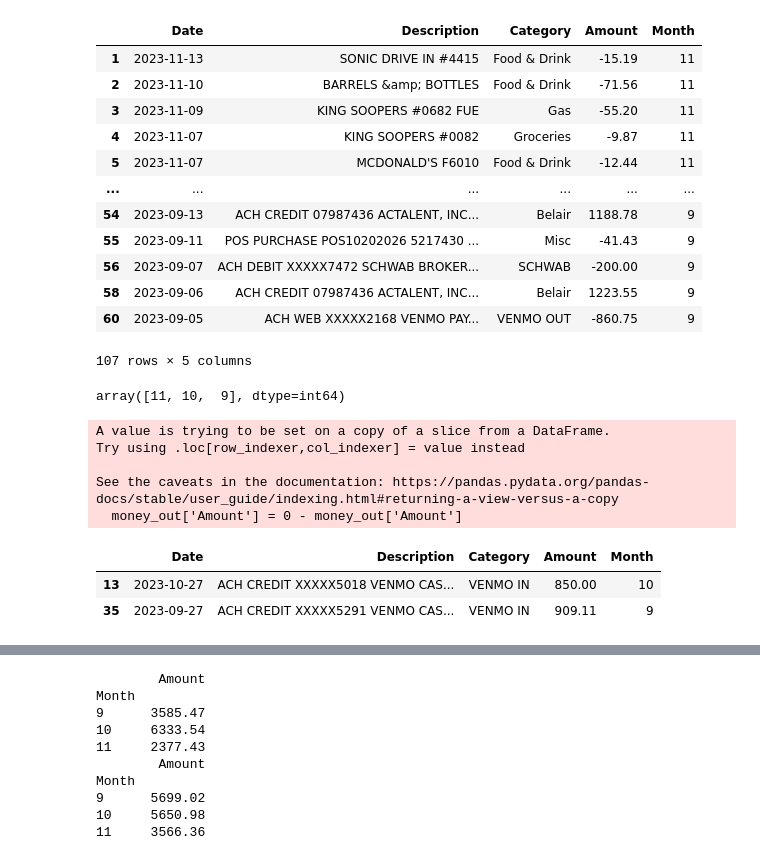
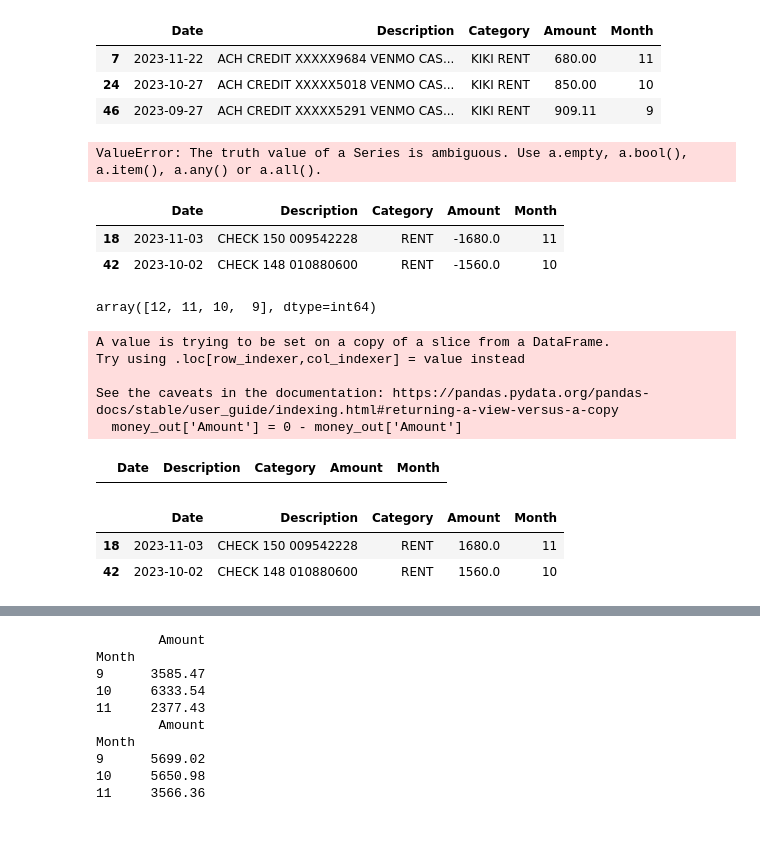
Before and after one commit to willdavis111/Budget_DA, a Jupyter notebook: Budget_app.ipynb, the cells around one changed output, grey strips where cells are left out. Saved outputs shown, nothing was run; the diff lists cells and outputs as text; code cells hidden in the pictures; blank space fills up the shorter version.

```diff
--- a/Budget_app.ipynb
+++ b/Budget_app.ipynb
@@ -36,10 +52,10 @@ pnc_full['Amount'] = pnc_full.apply(amount_fill, axis=1)
 # add catacories to pnc data frame
 df = pnc_full['Description']
 df2 = pnc_full['Amount']
-cat_condition = [(df.str.contains('VENMO')) & (df2 > 0), (df.str.contains('VENMO')) & (df2 < 0), (df.str.contains('SPOTIFY') | df.str.contains('APPLE')),
+cat_condition = [(df.str.contains('VENMO')) & (df2 > 0) & (df2 < 600),(df.str.contains('VENMO'))& (df2 > 0) & (df2 > 600), (df.str.contains('VENMO')) & (df2 < 0), (df.str.contains('SPOTIFY') | df.str.contains('APPLE')),
                  (df.str.contains('ACTALENT')), (df.str.contains('CHECK'))
                 , (df.str.contains('SCHWAB BROK'))]
-cat_value = ['VENMO IN','VENMO OUT', 'SUBSCRIP', 'Belair', 'RENT', 'SCHWAB']
+cat_value = ['VENMO IN','KIKI RENT','VENMO OUT', 'SUBSCRIP', 'Belair', 'RENT', 'SCHWAB']
 pnc_full['Category'] = np.select(cat_condition, cat_value)
 # make a misc catagory of remaining
 pnc_full.loc[pnc_full['Category'] == '0', 'Category'] = 'Misc'
@@ -67,18 +83,9 @@ full_df = full_df[full_df['Date'] >= '2023-09-01']
 # add month column
 full_df['Month'] = pd.DatetimeIndex(full_df['Date']).month
 # %%
-full_df
+full_df[full_df['Category'] == 'KIKI RENT']
 # %% [output]
 |  | Date | Description | Category | Amount | Month |
-| 1 | 2023-11-13 | SONIC DRIVE IN #4415 | Food & Drink | -15.19 | 11 |
-| 2 | 2023-11-10 | BARRELS &amp; BOTTLES | Food & Drink | -71.56 | 11 |
-| 3 | 2023-11-09 | KING SOOPERS #0682 FUE | Gas | -55.20 | 11 |
-| 4 | 2023-11-07 | KING SOOPERS #0082 | Groceries | -9.87 | 11 |
-| 5 | 2023-11-07 | MCDONALD'S F6010 | Food & Drink | -12.44 | 11 |
-| ... | ... | ... | ... | ... | ... |
-| 54 | 2023-09-13 | ACH CREDIT 07987436 ACTALENT, INC... | Belair | 1188.78 | 9 |
-| 55 | 2023-09-11 | POS PURCHASE POS10202026 5217430 ... | Misc | -41.43 | 9 |
-| 56 | 2023-09-07 | ACH DEBIT XXXXX7472 SCHWAB BROKER... | SCHWAB | -200.00 | 9 |
-| 58 | 2023-09-06 | ACH CREDIT 07987436 ACTALENT, INC... | Belair | 1223.55 | 9 |
-| 60 | 2023-09-05 | ACH WEB XXXXX2168 VENMO PAY... | VENMO OUT | -860.75 | 9 |
+| 7 | 2023-11-22 | ACH CREDIT XXXXX9684 VENMO CAS... | KIKI RENT | 680.00 | 11 |
+| 24 | 2023-10-27 | ACH CREDIT XXXXX5018 VENMO CAS... | KIKI RENT | 850.00 | 10 |
+| 46 | 2023-09-27 | ACH CREDIT XXXXX5291 VENMO CAS... | KIKI RENT | 909.11 | 9 |
-107 rows × 5 columns
@@ -90,7 +92,34 @@ month_list = full_df['Month'].unique()
-# %%
-month_list
-# %% [output]
-array([11, 10,  9], dtype=int64)
+# %%
+# remove venmo in > $500 from rent by mont
+month_list = full_df['Month'].unique()
+l = ['KIKI RENT', 'RENT']
+regstr = '&'.join(l)
+for mon in month_list:
+    month_df = full_df[full_df['Month'] == mon]
+
+    if month_df['Category'].str.contains(regstr):
+        print(1)
+#     deduct = month_df.loc['VENMO IN', 'Amount']
+#     deduct = month_df.loc[(month_df['Category'] == 'VENMO IN')&(month_df['Amount'] > 600), 'Amount']
+#     deduct = month_df['Amount'].loc[(month_df['Category'] == 'VENMO IN')&(month_df['Amount'] > 500)].values
+#     if len(deduct) > 0:
+#         rent =
+#         amount = rent - deduct[0]
+#         pnc_full.loc[pnc_full['Category'] == '0', 'Category'] = 'Misc'
+#     print(full_df[full_df['Category'] == 'RENT'])
+#     print(deduct)
+# %% [output]
+ValueError: The truth value of a Series is ambiguous. Use a.empty, a.bool(), a.item(), a.any() or a.all().
+# %%
+full_df[full_df['Category'] == 'RENT']
+# %% [output]
+|  | Date | Description | Category | Amount | Month |
+| 18 | 2023-11-03 | CHECK 150 009542228 | RENT | -1680.0 | 11 |
+| 42 | 2023-10-02 | CHECK 148 010880600 | RENT | -1560.0 | 10 |
+# %%
+month_list
+# %% [output]
+array([12, 11, 10,  9], dtype=int64)
 # %%
 money_in = full_df[full_df['Amount'] > 0]
 money_out = full_df[full_df['Amount'] < 0]
@@ -106,5 +135,9 @@ See the caveats in the documentation: https://pandas.pydata.org/pandas-docs/stab
 money_in[money_in['Category'] == 'VENMO IN']
 # %% [output]
 |  | Date | Description | Category | Amount | Month |
-| 13 | 2023-10-27 | ACH CREDIT XXXXX5018 VENMO CAS... | VENMO IN | 850.00 | 10 |
-| 35 | 2023-09-27 | ACH CREDIT XXXXX5291 VENMO CAS... | VENMO IN | 909.11 | 9 |
+# %%
+money_out[money_out['Category'] == 'RENT']
+# %% [output]
+|  | Date | Description | Category | Amount | Month |
+| 18 | 2023-11-03 | CHECK 150 009542228 | RENT | 1680.0 | 11 |
+| 42 | 2023-10-02 | CHECK 148 010880600 | RENT | 1560.0 | 10 |
```
Also changed, not shown: parts of 12 cells of this notebook.
